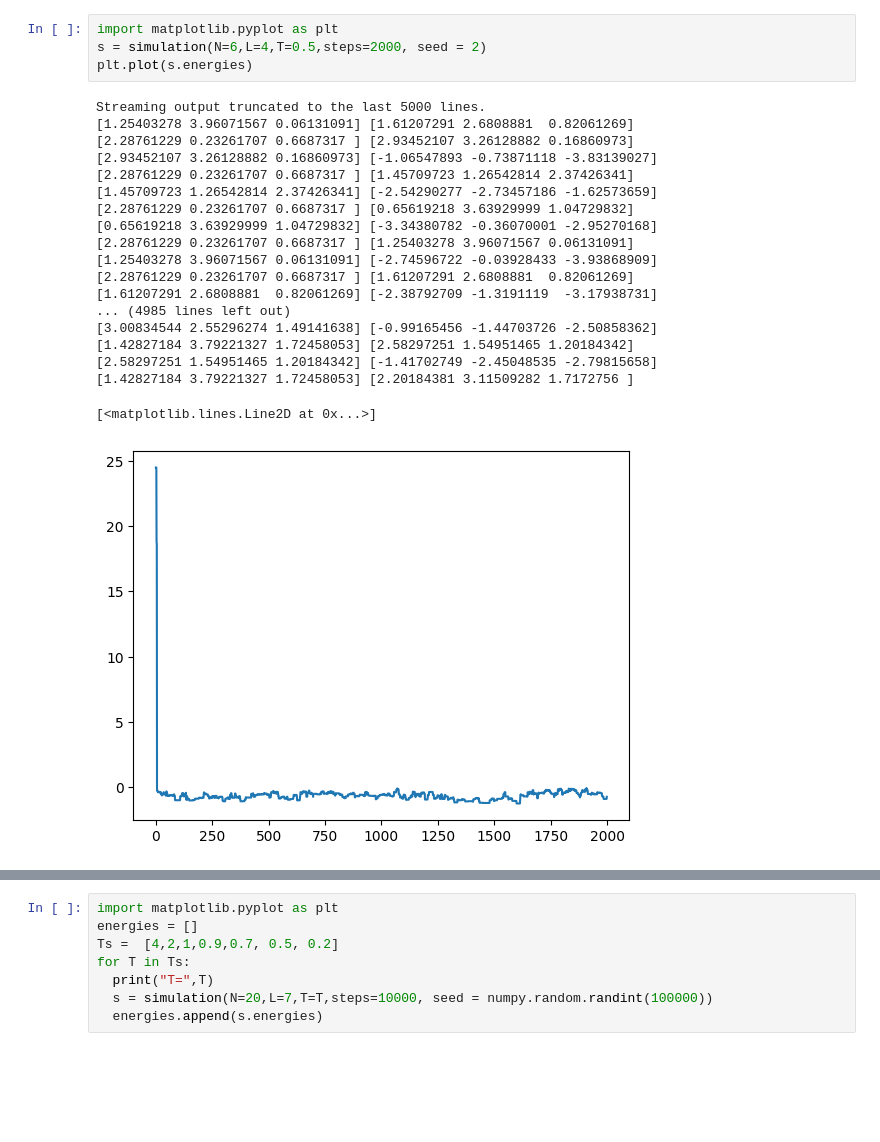
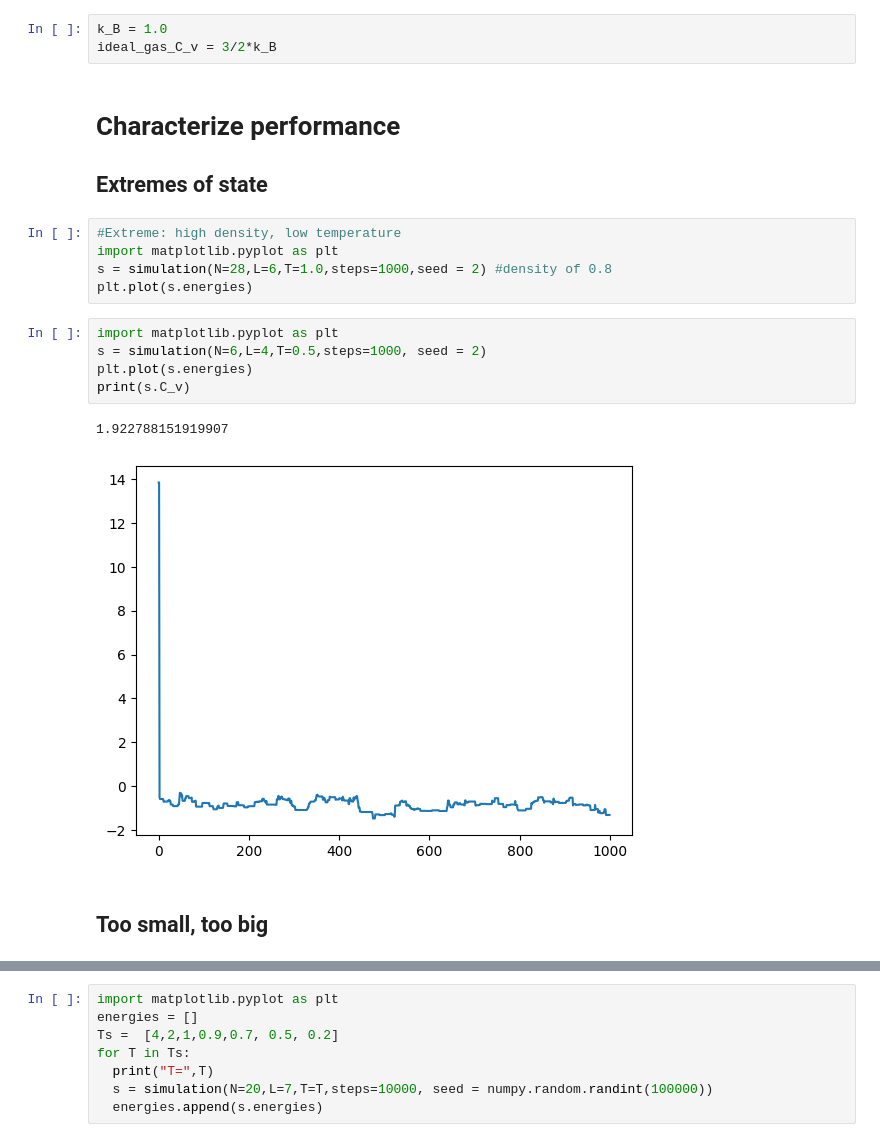
Before and after one commit to StephMcCallum/MSE563-SM, a Jupyter notebook: Project_1.ipynb, the cells around one changed output, grey strips where cells are left out. Saved outputs shown, nothing was run; the diff lists cells and outputs as text; blank space fills up the shorter version.

```diff
--- a/Project_1.ipynb
+++ b/Project_1.ipynb
@@ -132,28 +125,25 @@ class simulation():
     self.rejected += 1
+# %%
+k_B = 1.0
+ideal_gas_C_v = 3/2*k_B
+# %% [markdown]
+# Characterize performance
+## Extremes of state
+# %%
+#Extreme: high density, low temperature
+import matplotlib.pyplot as plt
+s = simulation(N=28,L=6,T=1.0,steps=1000,seed = 2) #density of 0.8
+plt.plot(s.energies)
 # %%
 import matplotlib.pyplot as plt
-s = simulation(N=6,L=4,T=0.5,steps=2000, seed = 2)
+s = simulation(N=6,L=4,T=0.5,steps=1000, seed = 2)
 plt.plot(s.energies)
+print(s.C_v)
 # %% [output]
-Streaming output truncated to the last 5000 lines.
-[1.25403278 3.96071567 0.06131091] [1.61207291 2.6808881  0.82061269]
-[2.28761229 0.23261707 0.6687317 ] [2.93452107 3.26128882 0.16860973]
-[2.93452107 3.26128882 0.16860973] [-1.06547893 -0.73871118 -3.83139027]
-[2.28761229 0.23261707 0.6687317 ] [1.45709723 1.26542814 2.37426341]
-[1.45709723 1.26542814 2.37426341] [-2.54290277 -2.73457186 -1.62573659]
-[2.28761229 0.23261707 0.6687317 ] [0.65619218 3.63929999 1.04729832]
-[0.65619218 3.63929999 1.04729832] [-3.34380782 -0.36070001 -2.95270168]
-[2.28761229 0.23261707 0.6687317 ] [1.25403278 3.96071567 0.06131091]
-[1.25403278 3.96071567 0.06131091] [-2.74596722 -0.03928433 -3.93868909]
-[2.28761229 0.23261707 0.6687317 ] [1.61207291 2.6808881  0.82061269]
-[1.61207291 2.6808881  0.82061269] [-2.38792709 -1.3191119  -3.17938731]
-... (4985 lines left out)
-[3.00834544 2.55296274 1.49141638] [-0.99165456 -1.44703726 -2.50858362]
-[1.42827184 3.79221327 1.72458053] [2.58297251 1.54951465 1.20184342]
-[2.58297251 1.54951465 1.20184342] [-1.41702749 -2.45048535 -2.79815658]
-[1.42827184 3.79221327 1.72458053] [2.20184381 3.11509282 1.7172756 ]
+1.922788151919907
-[<matplotlib.lines.Line2D at 0x...>]
-[figure, old version]
+[figure, new version]
+# %% [markdown]
+## Too small, too big
 # %%
 import time
 for N in [5,10,50,100,200,500]:
```
Also changed, not shown: parts of 4 cells of this notebook.
